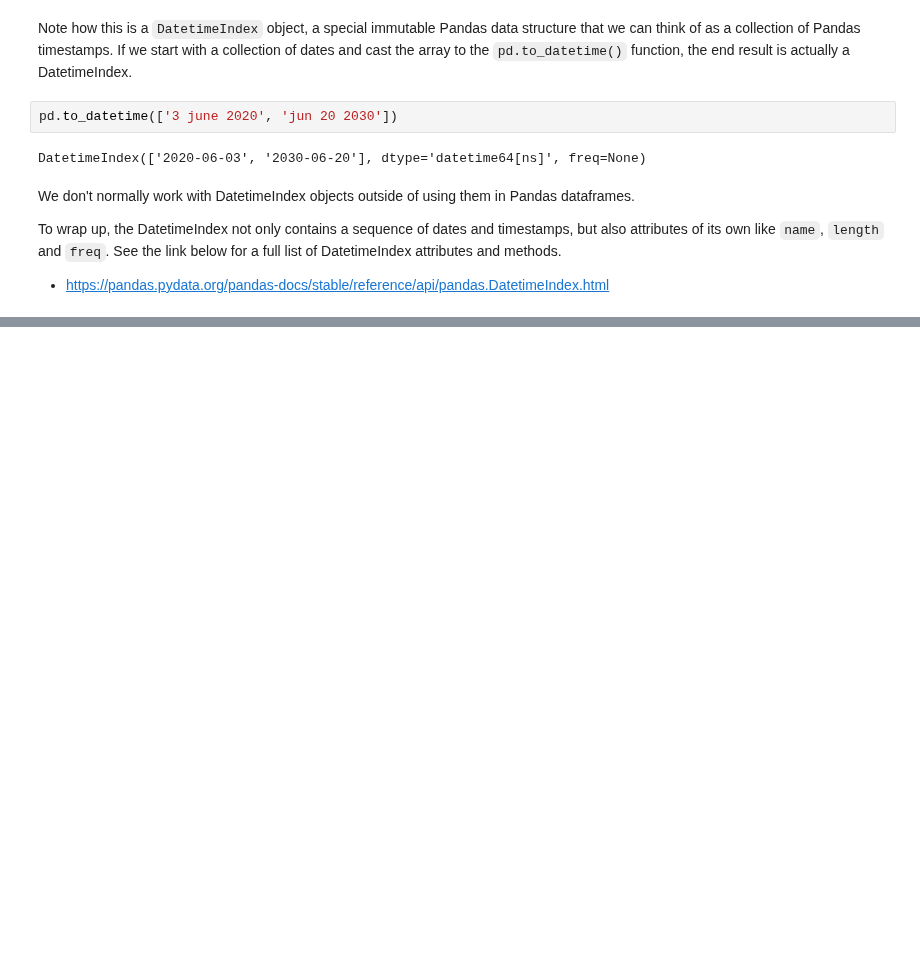
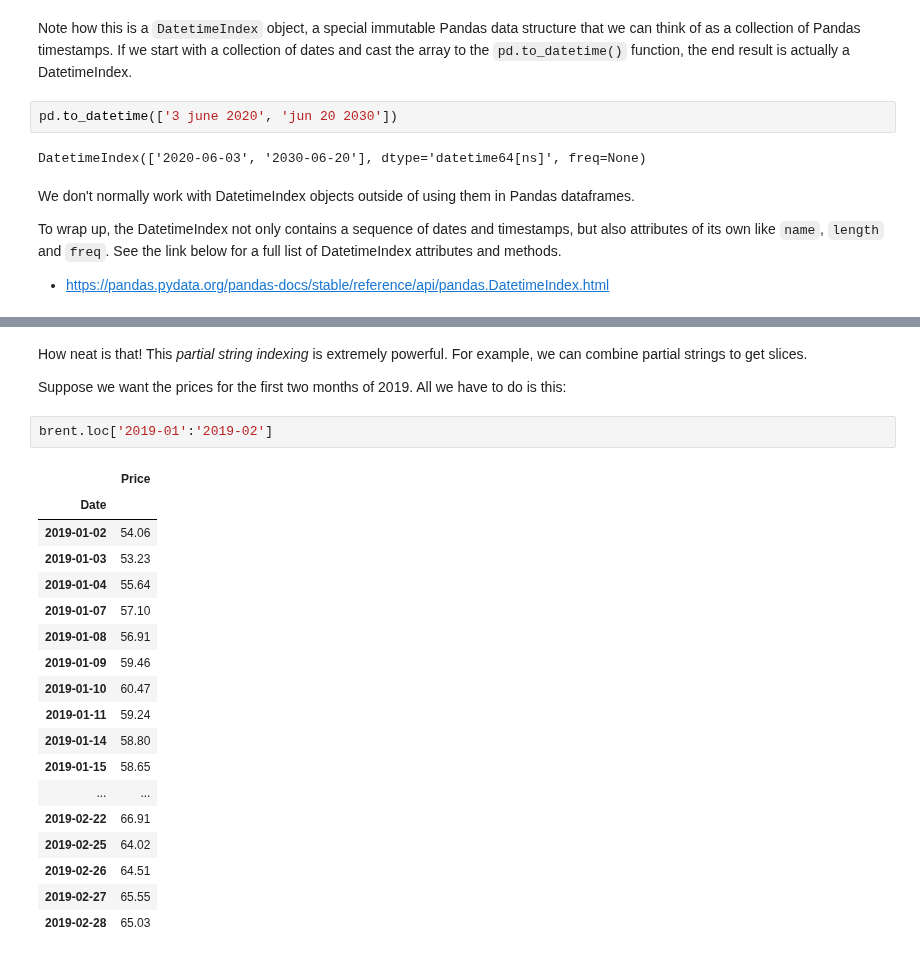
Before and after one commit to jgabunilas/pandas-bootcamp, a Jupyter notebook: Section10_Handling_Date_and_Time/Section10_Handling_Date_and_Time.ipynb, the cells around one changed output, grey strips where cells are left out. Saved outputs shown, nothing was run; the diff lists cells and outputs as text; blank space fills up the shorter version.

```diff
--- a/Section10_Handling_Date_and_Time/Section10_Handling_Date_and_Time.ipynb
+++ b/Section10_Handling_Date_and_Time/Section10_Handling_Date_and_Time.ipynb
@@ -542,0 +726,25 @@ To wrap up, the DatetimeIndex not only contains a sequence of dates and timestam
+# %% [markdown]
+How neat is that! This *partial string indexing* is extremely powerful. For example, we can combine partial strings to get slices.
+
+Suppose we want the prices for the first two months of 2019. All we have to do is this:
+# %%
+brent.loc['2019-01':'2019-02']
+# %% [output]
+|  | Price |
+| Date |  |
+| 2019-01-02 | 54.06 |
+| 2019-01-03 | 53.23 |
+| 2019-01-04 | 55.64 |
+| 2019-01-07 | 57.10 |
+| 2019-01-08 | 56.91 |
+| 2019-01-09 | 59.46 |
+| 2019-01-10 | 60.47 |
+| 2019-01-11 | 59.24 |
+| 2019-01-14 | 58.80 |
+| 2019-01-15 | 58.65 |
+| ... | ... |
+| 2019-02-22 | 66.91 |
+| 2019-02-25 | 64.02 |
+| 2019-02-26 | 64.51 |
+| 2019-02-27 | 65.55 |
+| 2019-02-28 | 65.03 |
```
Also changed, not shown: parts of 53 cells of this notebook.
